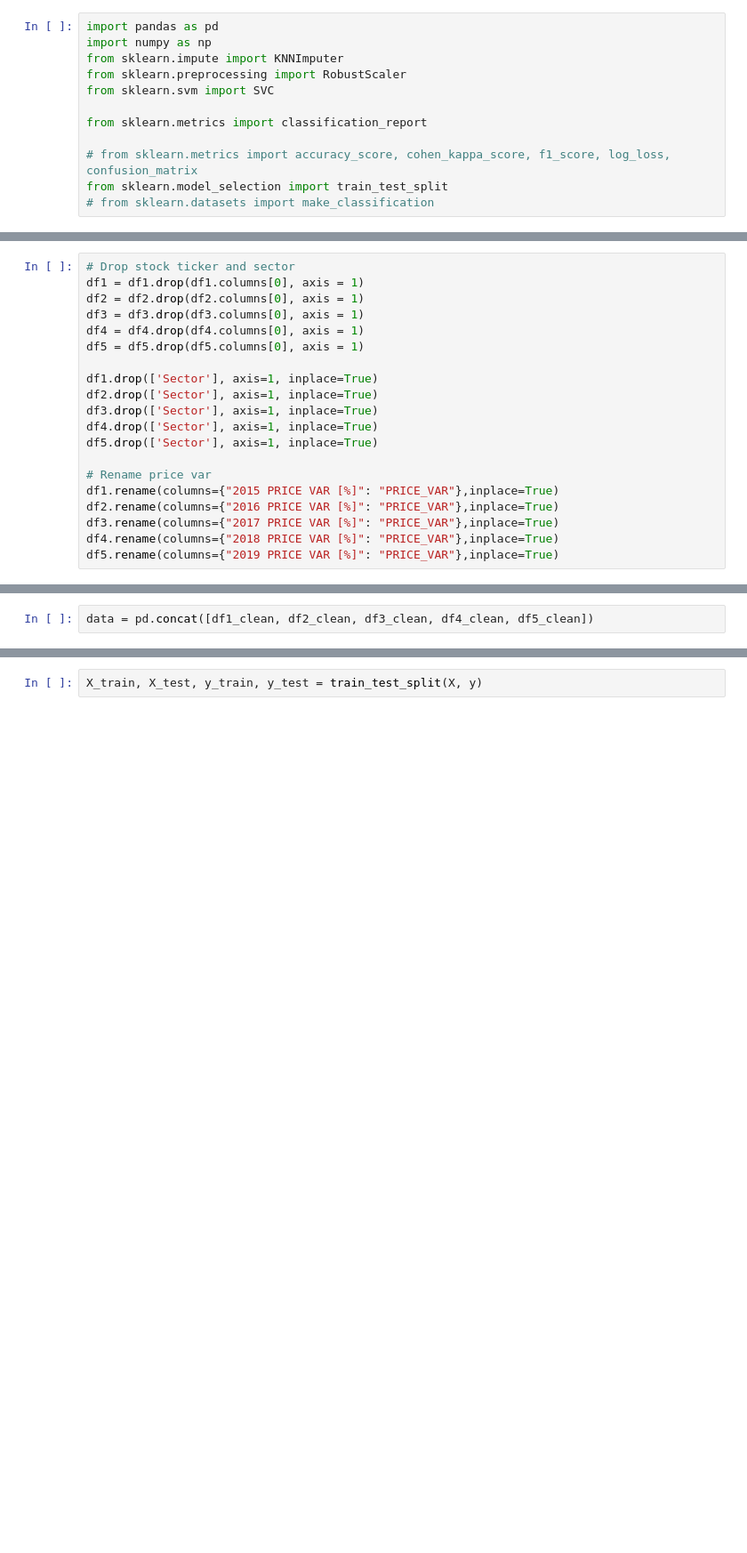
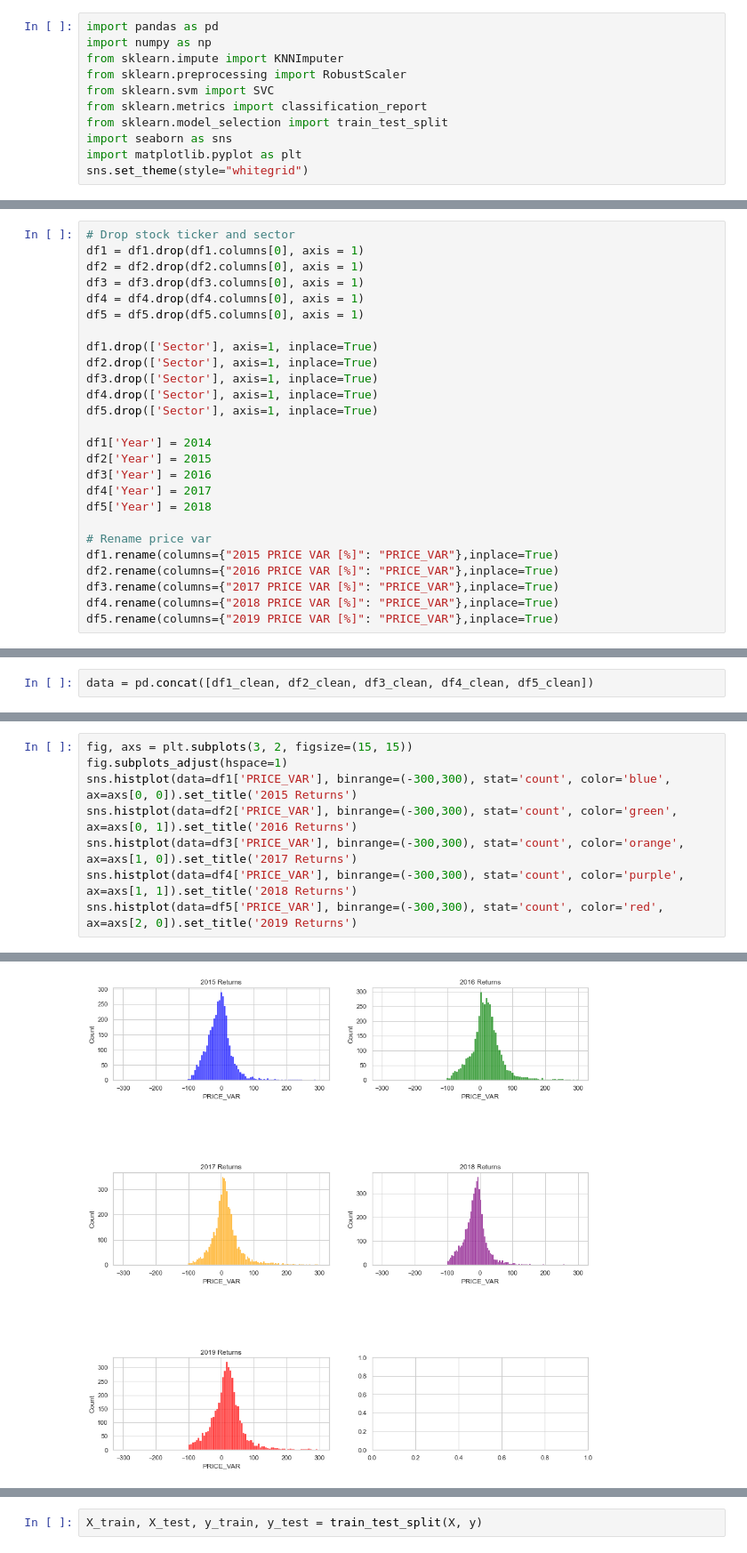
Before and after one commit to gfting/MATH-3660-final-proj, a Jupyter notebook: main.ipynb, the cells around one changed output, grey strips where cells are left out. Shown: that part at 89% size. Cells and saved outputs as stored; diff of their text form; blank space fills up the shorter version.

Commit message:
added some data viz

```diff
--- a/main.ipynb
+++ b/main.ipynb
@@ -4,12 +4,11 @@ import numpy as np
 from sklearn.impute import KNNImputer
 from sklearn.preprocessing import RobustScaler
 from sklearn.svm import SVC
-
 from sklearn.metrics import classification_report
-
-# from sklearn.metrics import accuracy_score, cohen_kappa_score, f1_score, log_loss, confusion_matrix
 from sklearn.model_selection import train_test_split
-# from sklearn.datasets import make_classification
+import seaborn as sns
+import matplotlib.pyplot as plt
+sns.set_theme(style="whitegrid")
 # %%
 df1=pd.read_csv("./data/2014_Financial_Data.csv")
 df2=pd.read_csv("./data/2015_Financial_Data.csv")
@@ -47,6 +46,12 @@ df3.drop(['Sector'], axis=1, inplace=True)
 df4.drop(['Sector'], axis=1, inplace=True)
 df5.drop(['Sector'], axis=1, inplace=True)
 
+df1['Year'] = 2014
+df2['Year'] = 2015
+df3['Year'] = 2016
+df4['Year'] = 2017
+df5['Year'] = 2018
+
 # Rename price var
 df1.rename(columns={"2015 PRICE VAR [%]": "PRICE_VAR"},inplace=True)
 df2.rename(columns={"2016 PRICE VAR [%]": "PRICE_VAR"},inplace=True)
@@ -113,0 +107,9 @@ display(data_info)
+# %%
+fig, axs = plt.subplots(3, 2, figsize=(15, 15))
+fig.subplots_adjust(hspace=1)
+sns.histplot(data=df1['PRICE_VAR'], binrange=(-300,300), stat='count', color='blue', ax=axs[0, 0]).set_title('2015 Returns')
+sns.histplot(data=df2['PRICE_VAR'], binrange=(-300,300), stat='count', color='green', ax=axs[0, 1]).set_title('2016 Returns')
+sns.histplot(data=df3['PRICE_VAR'], binrange=(-300,300), stat='count', color='orange', ax=axs[1, 0]).set_title('2017 Returns')
+sns.histplot(data=df4['PRICE_VAR'], binrange=(-300,300), stat='count', color='purple', ax=axs[1, 1]).set_title('2018 Returns')
+sns.histplot(data=df5['PRICE_VAR'], binrange=(-300,300), stat='count', color='red', ax=axs[2, 0]).set_title('2019 Returns')
+# %% [output]
@@ -113,0 +117 @@ display(data_info)
+[figure, added]
```
Also changed, not shown: parts of 11 cells of this notebook.
